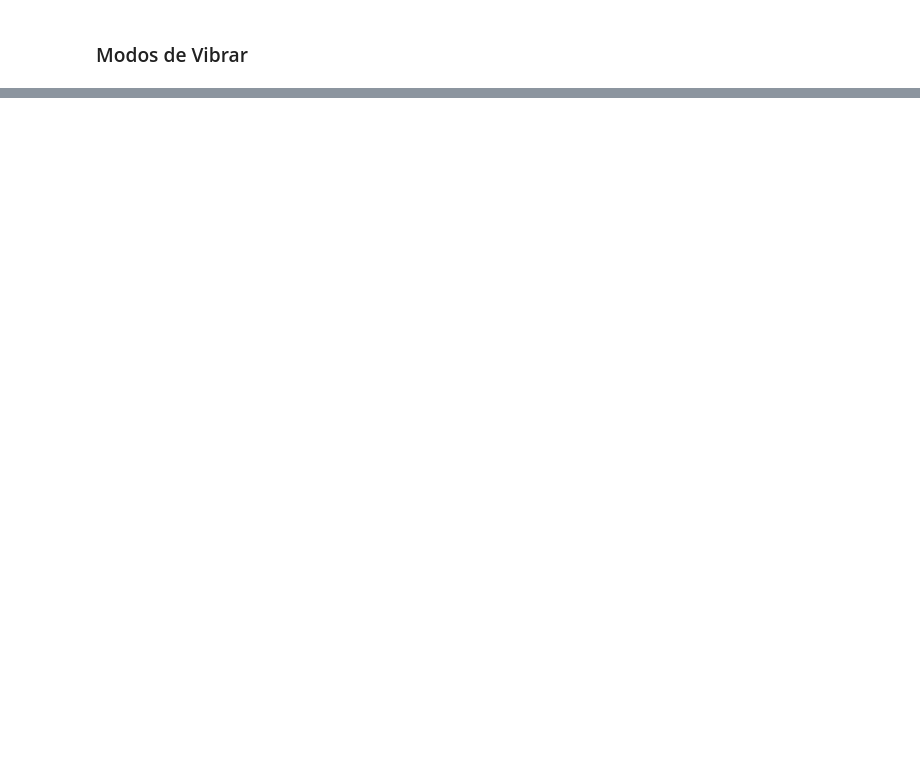
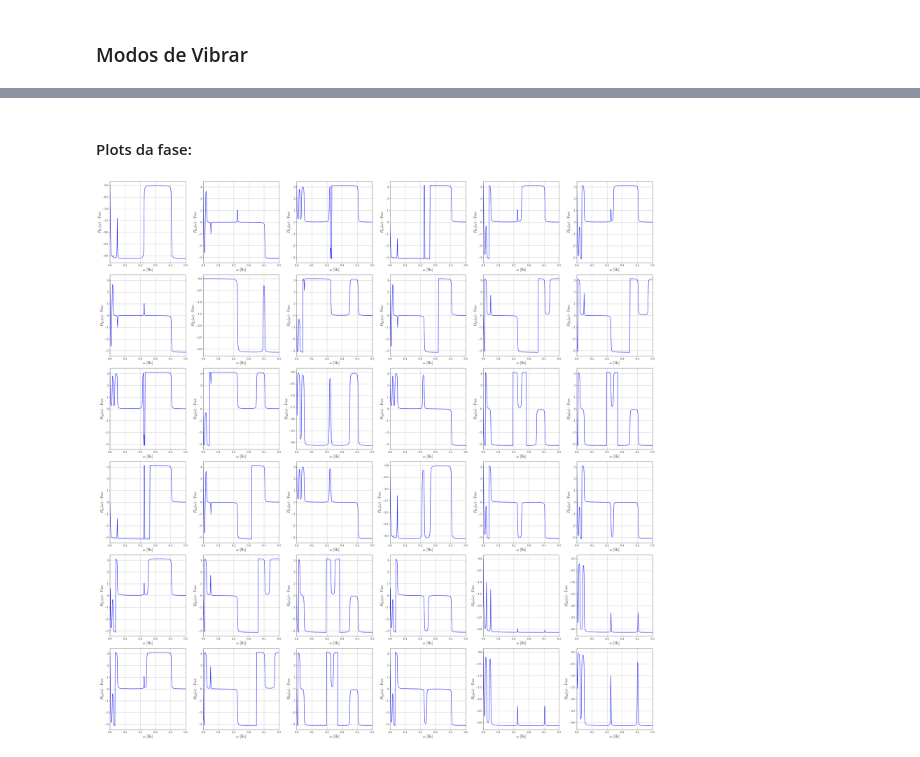
Before and after one commit to TonhoSF1/Vibracoes2, a Jupyter notebook: Trabalho.ipynb, the cells around one changed output, grey strips where cells are left out. Saved outputs shown, nothing was run; the diff lists cells and outputs as text; code cells hidden in the pictures; blank space fills up the shorter version.

```diff
--- a/Trabalho.ipynb
+++ b/Trabalho.ipynb
@@ -355,0 +439,41 @@ plt.show()
+# %% [markdown]
+#### Plots da fase:
+# %%
+def plot_n_phase(f2, H, figsize=(6, 6)):
+    """
+    Plota a fase das funções de resposta em frequência (FRF) para um sistema de n graus de liberdade.
+
+    Parâmetros:
+    -----------
+    f2 : array-like
+        Frequências em Hz.
+    H : array-like
+        Matriz de funções de resposta em frequência (FRF) complexas, onde H_exp[i, j, :] representa a FRF entre o i-ésimo e j-ésimo graus de liberdade.
+    figsize : tuple, opcional
+        Tamanho da figura (largura, altura) em polegadas. O padrão é (14, 6).
+
+    Retorna:
+    --------
+    None
+        A função não retorna nada. Ela exibe um gráfico com as fases das FRFs.
+    """
+    fig, ax = plt.subplots(
+        len(H),
+        len(H),
+        figsize=(len(H) * figsize[0], len(H) * figsize[1]),
+    )
+    for i in range(len(H)):
+        for j in range(len(H)):
+            ax[i, j].grid(visible=True, which="major", axis="both")
+            ax[i, j].plot(f2, np.angle(H[i, j, :]), "b")
+            ax[i, j].set(
+                xlabel=r"$\omega$ [Hz]",
+                ylabel=f"$H_{{{i + 1}{j + 1}}}" + r"(\omega)$ - Fase",
+            )
+            ax[i, j].set_xlim(0, 0.5)
+    plt.show()
+
+
+plot_n_phase(w, H)
+# %% [output]
+[figure, added]
```
Also changed, not shown: parts of 15 cells of this notebook.
